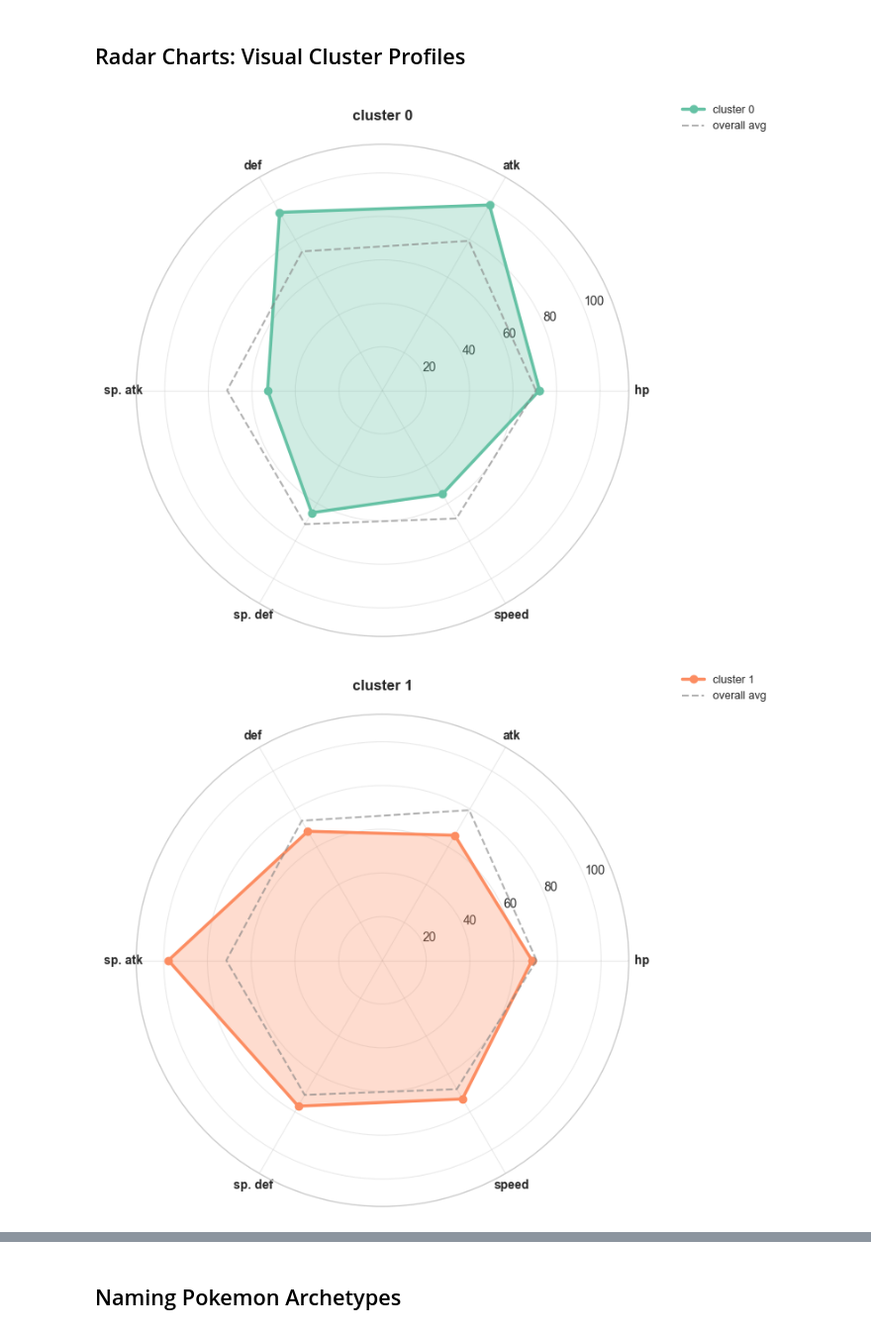
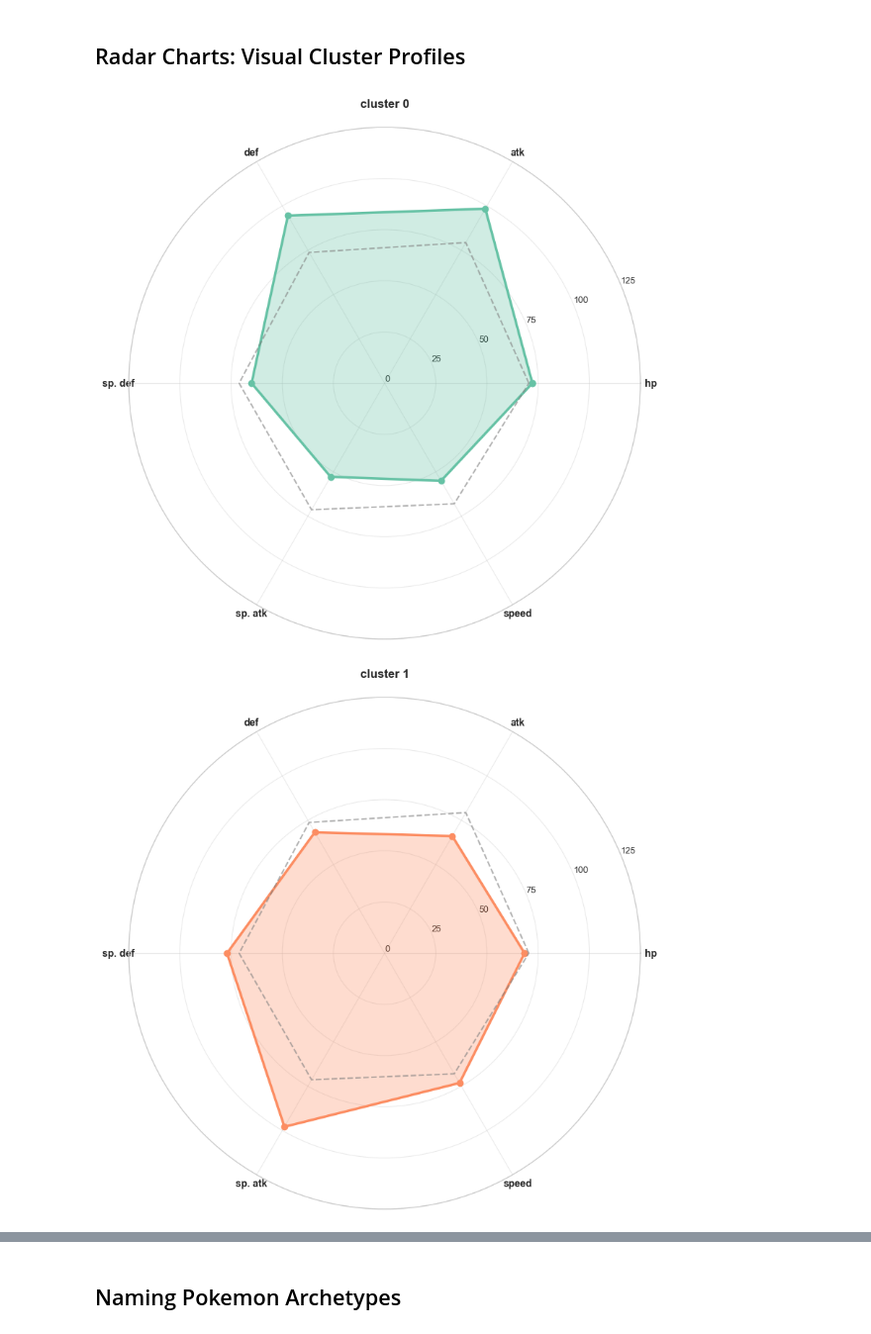
Before and after one commit to Redseba/Team-Rocket-Research, a Jupyter notebook: 3_clustering_analysis.ipynb, the cells around one changed output, grey strips where cells are left out. Shown at 99% size. Saved outputs shown, nothing was run; the diff lists cells and outputs as text; code cells hidden in the pictures.

Commit message:
fixed clustering graphs

```diff
--- a/3_clustering_analysis.ipynb
+++ b/3_clustering_analysis.ipynb
@@ -290,10 +294,14 @@ cluster_stats_plot = cluster_stats[base_stats_cols].T
 y = np.arange(len(base_stats_cols))
 height = 0.8 / optimal_k
 
-for i in range(optimal_k):
+bar_handles = []
+bar_labels = []
+# reverse the order for plotting and legend
+for i in reversed(range(optimal_k)):
     bars = plt.barh(y + i * height, cluster_stats_plot[i], height,
-                    label=f'cluster {i}', color=presentation_palette[i % len(presentation_palette)], alpha=0.8)
-
+                    color=presentation_palette[i % len(presentation_palette)], alpha=0.8)
+    bar_handles.append(bars[0])
+    bar_labels.append(f'cluster {i}')
     # add value labels directly on bars
     for bar, value in zip(bars, cluster_stats_plot[i]):
         plt.text(value + 2, bar.get_y() + bar.get_height()/2, f'{value:.1f}',
@@ -301,7 +309,8 @@ for i in range(optimal_k):
 
 plt.title('average stats by cluster', fontsize=14, fontweight='bold')
 plt.yticks(y + height * (optimal_k - 1) / 2, [get_short_stat_label(s) for s in base_stats_cols])
-plt.legend()
+# legend order matches bar order
+plt.legend(bar_handles, bar_labels)
 plt.gca().spines['left'].set_visible(False)
 plt.gca().spines['right'].set_visible(False)
 plt.gca().spines['top'].set_visible(False)
@@ -440,49 +449,66 @@ larger absolute values = more important for defining that cluster
 # create radar charts for clusters
 from math import pi
 
-categories = [get_short_stat_label(s) for s in base_stats_cols]
+# reorder stats so opposites are across from each other
+base_stats_radar = [
+    'Health Stat',         # hp
+    'Attack Stat',         # atk
+    'Defense Stat',        # def
+    'Special Defense Stat',# sp. def
+    'Special Attack Stat', # sp. atk
+    'Speed Stat'           # speed
+]
+categories = [get_short_stat_label(s) for s in base_stats_radar]
 N = len(categories)
 
 # get overall average for comparison
-overall_avg = df[base_stats_cols].mean()
+overall_avg = df[base_stats_radar].mean()
+
+# set fixed radar chart limits and ticks for all clusters
+min_stat = 0
+max_stat = 125
+radar_ticks = np.arange(0, 126, 25)
 
 # create individual radar chart for each cluster
 for cluster in range(optimal_k):
     fig, ax = plt.subplots(figsize=(8, 8), subplot_kw=dict(projection='polar'))
 
     # get cluster average stats
-    cluster_avg = cluster_stats.loc[cluster, base_stats_cols].values
+    cluster_avg = cluster_stats.loc[cluster, base_stats_radar].values
 
     # set up angles for radar chart
     angles = [n / float(N) * 2 * pi for n in range(N)]
     cluster_avg_plot = list(cluster_avg)
     cluster_avg_plot += cluster_avg_plot[:1]  # complete the circle
     angles_plot = angles + angles[:1]
 
     # also plot overall average for comparison
     overall_vals = list(overall_avg.values)
     overall_vals += overall_vals[:1]
 
     # plot
-    ax.plot(angles_plot, cluster_avg_plot, 'o-', linewidth=2.5, color=presentation_palette[cluster % len(presentation_palette)],
-            label=f'cluster {cluster}')
+    ax.plot(angles_plot, cluster_avg_plot, 'o-', linewidth=2.5, color=presentation_palette[cluster % len(presentation_palette)])
     ax.fill(angles_plot, cluster_avg_plot, alpha=0.3, color=presentation_palette[cluster % len(presentation_palette)])
-    ax.plot(angles_plot, overall_vals, '--', linewidth=1.5, color='gray', alpha=0.6, label='overall avg')
+    ax.plot(angles_plot, overall_vals, '--', linewidth=1.5, color='gray', alpha=0.6)
 
     # fix axis
     ax.set_xticks(angles)
     ax.set_xticklabels(categories, size=10, fontweight='bold')
-    ax.set_ylim(0, max(max(cluster_avg_plot), max(overall_vals)) * 1.15)
+    ax.set_ylim(min_stat, max_stat)
+    ax.set_yticks(radar_ticks)
+    ax.set_yticklabels([str(int(tick)) for tick in radar_ticks], fontsize=9)
     ax.set_title(f'cluster {cluster}', size=12, fontweight='bold', pad=20)
-    ax.legend(loc='upper right', bbox_to_anchor=(1.3, 1.1), fontsize=9)
+    # remove legend
+    # ax.legend(loc='upper right', bbox_to_anchor=(1.3, 1.1), fontsize=9)
     ax.grid(True, alpha=0.4)
 
     plt.tight_layout()
     plt.savefig(f'figures/clustering/cluster_{cluster}_radar_chart.png', dpi=300, bbox_inches='tight')
     plt.show()
 
 print("radar charts show distinct stat patterns for each cluster")
 print("shape differences indicate different pokemon archetypes")
+print("the overall average line helps compare each cluster to a typical pokemon profile, making deviations and specializations clear")
 # %% [output]
-[figure, old version]
+[figure, new version]
-[figure, old version]
+[figure, new version]
```
Also changed, not shown: parts of 3 cells of this notebook, 7 other files.
